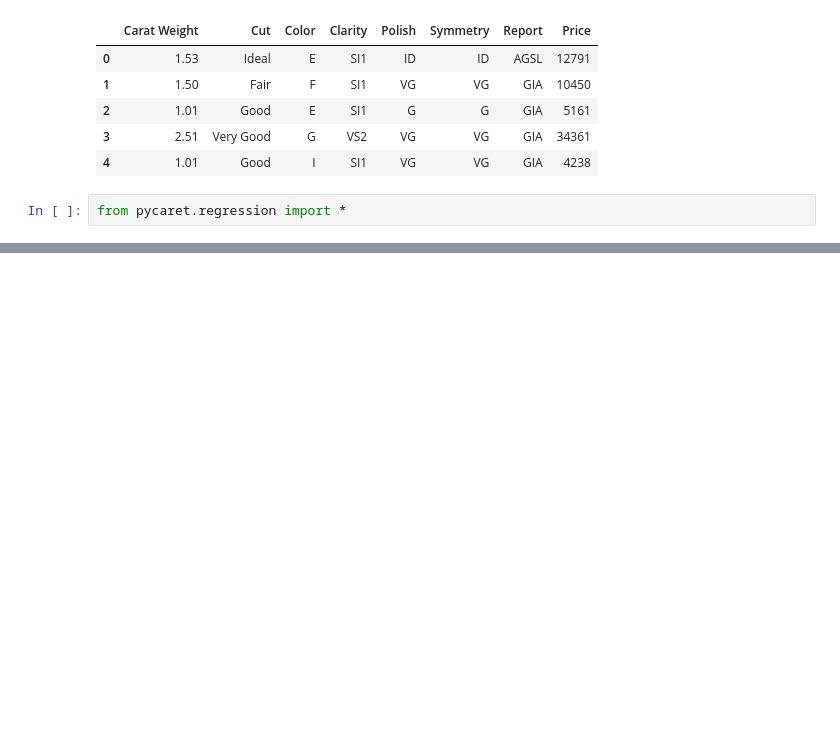
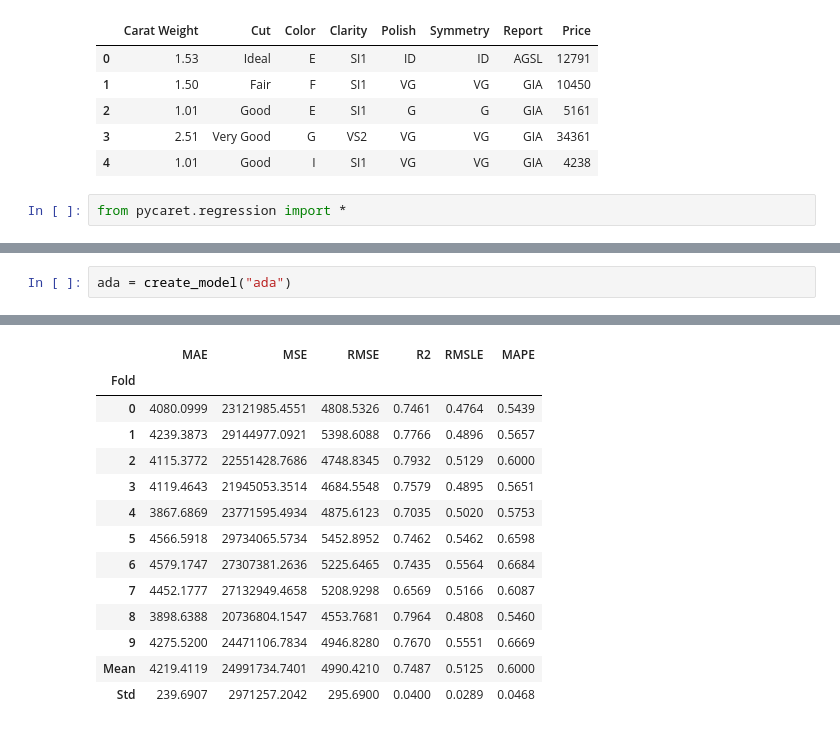
Before and after one commit to haleynpatel/PyCaret-ResearchTest, a Jupyter notebook: RegressionModules.ipynb, the cells around one changed output, grey strips where cells are left out. Saved outputs shown, nothing was run; the diff lists cells and outputs as text; blank space fills up the shorter version.

```diff
--- a/RegressionModules.ipynb
+++ b/RegressionModules.ipynb
@@ -226,0 +227,3 @@ best = compare_models(exclude = ["ransac"])
+# %%
+ada = create_model("ada")
+# %% [output]
@@ -226,0 +231,14 @@ best = compare_models(exclude = ["ransac"])
+|  | MAE | MSE | RMSE | R2 | RMSLE | MAPE |
+| Fold |  |  |  |  |  |  |
+| 0 | 4080.0999 | 23121985.4551 | 4808.5326 | 0.7461 | 0.4764 | 0.5439 |
+| 1 | 4239.3873 | 29144977.0921 | 5398.6088 | 0.7766 | 0.4896 | 0.5657 |
+| 2 | 4115.3772 | 22551428.7686 | 4748.8345 | 0.7932 | 0.5129 | 0.6000 |
+| 3 | 4119.4643 | 21945053.3514 | 4684.5548 | 0.7579 | 0.4895 | 0.5651 |
+| 4 | 3867.6869 | 23771595.4934 | 4875.6123 | 0.7035 | 0.5020 | 0.5753 |
+| 5 | 4566.5918 | 29734065.5734 | 5452.8952 | 0.7462 | 0.5462 | 0.6598 |
+| 6 | 4579.1747 | 27307381.2636 | 5225.6465 | 0.7435 | 0.5564 | 0.6684 |
+| 7 | 4452.1777 | 27132949.4658 | 5208.9298 | 0.6569 | 0.5166 | 0.6087 |
+| 8 | 3898.6388 | 20736804.1547 | 4553.7681 | 0.7964 | 0.4808 | 0.5460 |
+| 9 | 4275.5200 | 24471106.7834 | 4946.8280 | 0.7670 | 0.5551 | 0.6669 |
+| Mean | 4219.4119 | 24991734.7401 | 4990.4210 | 0.7487 | 0.5125 | 0.6000 |
+| Std | 239.6907 | 2971257.2042 | 295.6900 | 0.0400 | 0.0289 | 0.0468 |
```
Also changed, not shown: parts of 7 cells of this notebook.
